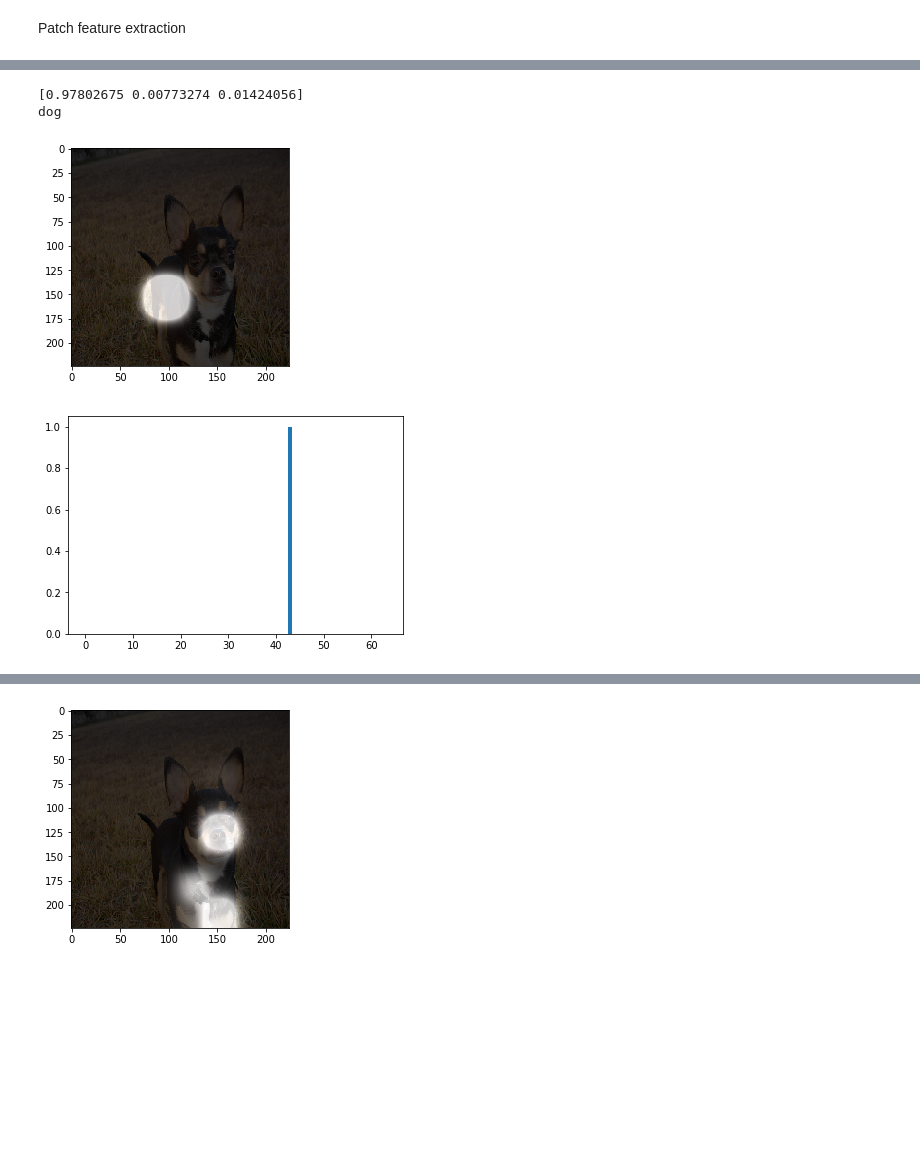
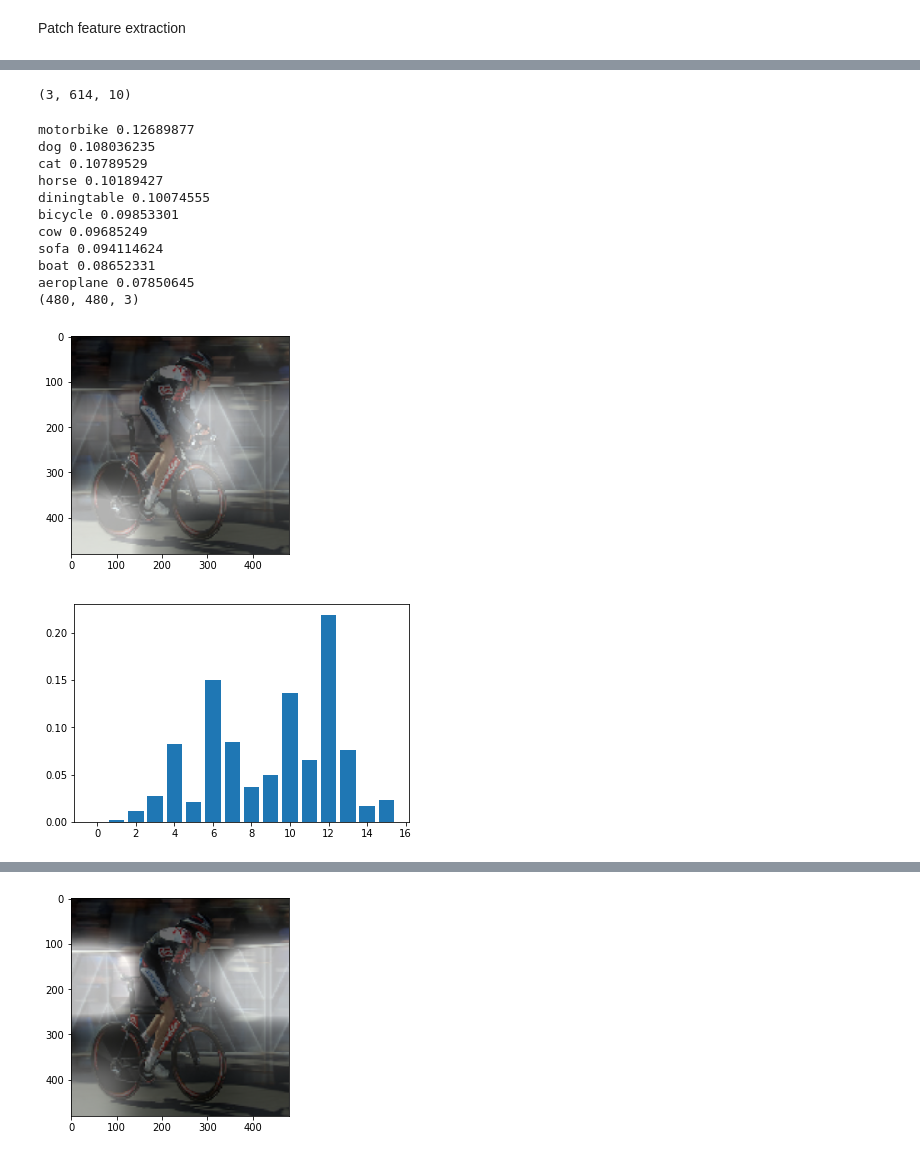
Before and after one commit to m3h0w/visual-attention-cnn-and-eye-tracking, a Jupyter notebook: Soft attention.ipynb, the cells around one changed output, grey strips where cells are left out. Drawn from its saved outputs; the diff is of its cells as text; code cells hidden in the pictures; blank space fills up the shorter version.

Commit message:
Add split files and improve soft attention

```diff
--- a/Soft attention.ipynb
+++ b/Soft attention.ipynb
@@ -16,6 +16,11 @@ def save_object(obj, filename):
 def load_object(filename):
     with open(filename, 'rb') as fp:
         return pickle.load(fp)
+
+def unison_shuffled_copies(a, b, c):
+    assert len(a) == len(b) == len(c)
+    p = np.random.permutation(len(a))
+    return a[p], b[p], c[p]
 # %%
 from keras import backend as K
 from keras.preprocessing import image
@@ -169,3 +249,0 @@ org_images[0].shape
-# %%
-X_train, X_test, y_train, y_test = train_test_split(X, y, test_size=0.1, stratify=y)
-X_train.shape, y_train.shape, X_test.shape, y_test.shape
@@ -386,2 +420,4 @@ So that I can take the output of the lstm at each step and feed it to my attenti
 # %%
 atts_ = np.array(atts_)
+images_test = np.array(images_test)
+probabilities_list_ = np.array(probabilities_list_)
@@ -402,0 +441,6 @@ atts_.shape
+# %%
+unique, counts = np.unique(np.argmax(test_proba_, axis=-1), return_counts=True)
+class_to_name_dict = {v:k for k,v in name_to_class_dict.items()}
+unique = np.array([class_to_name_dict[u] for u in unique])
+
+np.asarray((unique, counts)).T
@@ -403,17 +458,43 @@ atts_.shape
+# %%
+np.array(probabilities_list_).shape
+# %% [output]
+(3, 614, 10)
 # %%
 from scipy import signal
 from scipy import ndimage
 
-image_n = 15
+def get_att(t, n):
+    return atts_[t, n, :]
+
+class_name = 'bicycle'
+class_id = name_to_class_dict[class_name]
+class_mask = np.argmax(y_test, axis=1) == class_id
+class_images = images_test[class_mask]
+class_test_proba = test_proba_[class_mask]
+class_proba_list = probabilities_list_[:,class_mask,:]
+image_n = 16
+rescale = IMG_SIZE / SMALLER_IMG_SIZE
+
 for t in range(atts_.shape[0]):
-    img_index = test_index[image_n]
-    proba_res = test_proba_[image_n]
-    print(proba_res)
-    print(np.array(['dog', 'sofa', 'cat'])[np.argmax(proba_res)])
+    image = class_images[image_n]
+    proba_res = class_proba_list[t,image_n,:]
+#     print(proba_res)
+#     print(class_to_name_dict[np.argmax(proba_res)])
+    proba_res = [(i, proba) for i, proba in enumerate(proba_res)]
+    proba_res.sort(key= lambda pair: pair[1], reverse=True)
+#     print(proba_res)
+    for i, proba in enumerate(proba_res):
+        print(class_to_name_dict[proba[0]], proba[1])
 
-    chosen_img = org_images[img_index].copy()
+
+    if rescale != 1:
+        chosen_img = np.array(normalize(skimage.transform.rescale(image.copy(), rescale))) * 500
+    else:
+        chosen_img = image.copy()
+    print(chosen_img.shape)
+
     chosen_attention = get_att(t,image_n)
-    attended_patch = np.argmax(chosen_attention)
+#     attended_patch = np.argmax(chosen_attention)
 
 #     plt.imshow(chosen_img)
 #     plt.show()
@@ -434,35 +515,44 @@ for t in range(atts_.shape[0]):
         from_x = col*PATCH_WIDTH
         to_x = from_x+PATCH_WIDTH
 #         print(from_x, from_y)
         result[from_y:to_y, from_x:to_x, :] = np.ones_like(result[from_x:to_x,from_y:to_y,:]) * 255 * att_prob
 
 #         cropped_img = chosen_img[from_x:to_x,
 #                     from_y:to_y,:]
 #         chosen_img[from_x:to_x,
 #                     from_y:to_y,:] = cropped_img * att_prob + 100
 #         print(adjusted_img.shape)
 
 
 #     scharr = np.array([[ 0, 0,  0],
 #                        [0, 1, 0],
 #                        [ 0, 0,  0]]) # Gx + j*Gy
 #     adjusted_img = signal.convolve2d(adjusted_img[:,:,0], scharr, boundary='symm', mode='same')
 #     print(adjusted_img.max())
 #     plt.imshow(chosen_img)
 #     plt.show()
 
     result = result / 255.
     chosen_img = chosen_img / 255.
-    result = ndimage.gaussian_filter(result, sigma=8) * 8
+    result = ndimage.gaussian_filter(result, sigma=32) * 8
     result[result > 1] = 1
     res = normalize(0.3 * chosen_img + result)
     plt.imshow(res)
     plt.show()
 
     plt.bar(range(atts_.shape[2]), chosen_attention)
     plt.show()
 # %% [output]
-[0.97802675 0.00773274 0.01424056]
-dog
+motorbike 0.12689877
+dog 0.108036235
+cat 0.10789529
+horse 0.10189427
+diningtable 0.10074555
+bicycle 0.09853301
+cow 0.09685249
+sofa 0.094114624
+boat 0.08652331
+aeroplane 0.07850645
+(480, 480, 3)
-[figure, old version]
+[figure, new version]
-[figure, old version]
+[figure, new version]
@@ -471 +570 @@ dog
-[figure, old version]
+[figure, new version]
```
Also changed, not shown: parts of 26 cells of this notebook, 2 other files.
